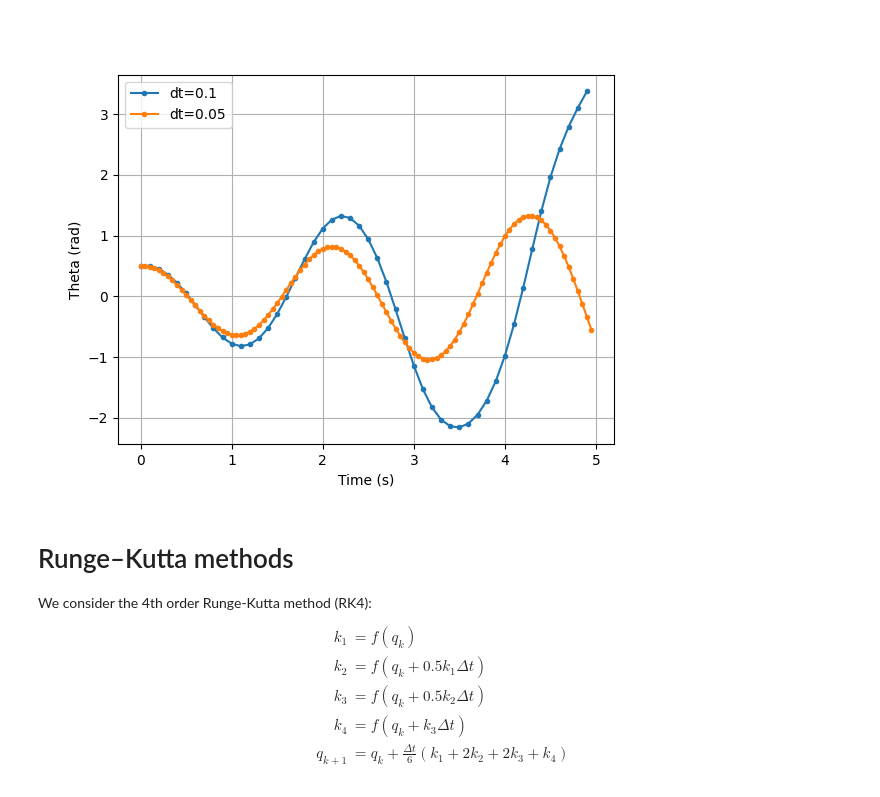
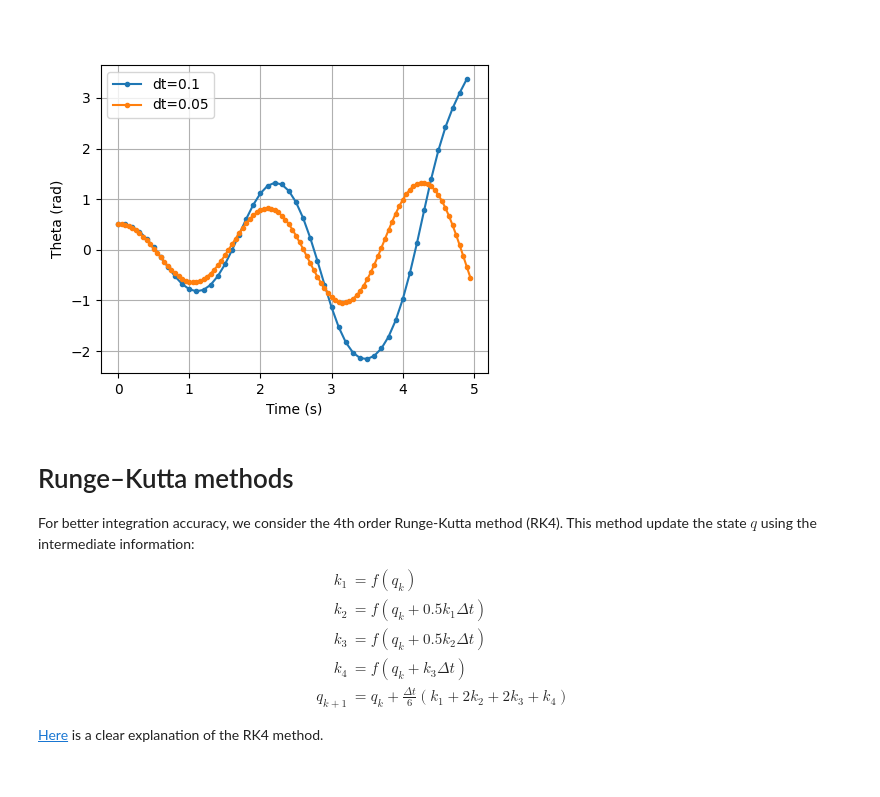
Before and after one commit to Luyao787/MPC-tutorial, a Jupyter notebook: tutorial class/week_01_integration.ipynb, the cells around one changed output. Cells and saved outputs as stored; diff of their text form; code cells hidden in the pictures.

```diff
--- a/tutorial class/week_01_integration.ipynb
+++ b/tutorial class/week_01_integration.ipynb
@@ -65,22 +70,22 @@ plt.show()
 # %%
 q_hist_1, t_hist_1 = forward_euler(pendulum_dynamics,
                                    q0,
                                    Tf=5,
                                    dt=0.05)
-plt.figure()
+plt.figure(figsize=(5, 4))
 plt.plot(t_hist, q_hist[0,:], "-o", markersize=3, label="dt=0.1")
 plt.plot(t_hist_1, q_hist_1[0,:], "-o", markersize=3, label="dt=0.05")
 plt.xlabel("Time (s)")
 plt.ylabel("Theta (rad)")
 plt.legend()
 plt.grid()
 plt.show()
 # %% [output]
-[figure, old version]
+[figure, new version]
 # %% [markdown]
 # Runge–Kutta methods
+For better integration accuracy, we consider the 4th order Runge-Kutta method (RK4). This method update the state $q$ using the intermediate information:
 
-We consider the 4th order Runge-Kutta method (RK4):
 $$
 \begin{aligned}
     k_1 &= f(q_k) \\
@@ -90,6 +95,8 @@ $$
     q_{k+1} &= q_k + \frac{\Delta t}{6}(k_1 + 2 k_2 + 2 k_3 + k_4)
 \end{aligned}
 $$
+
+[Here](https://www.youtube.com/watch?v=HOWJp8NV5xU&list=PLMrJAkhIeNNTYaOnVI3QpH7jgULnAmvPA&index=44) is a clear explanation of the RK4 method.
 # %%
 def fd_pendulum_rk4(qk, dt):
     f1 = pendulum_dynamics(qk)
```
Also changed, not shown: parts of 9 cells of this notebook.
